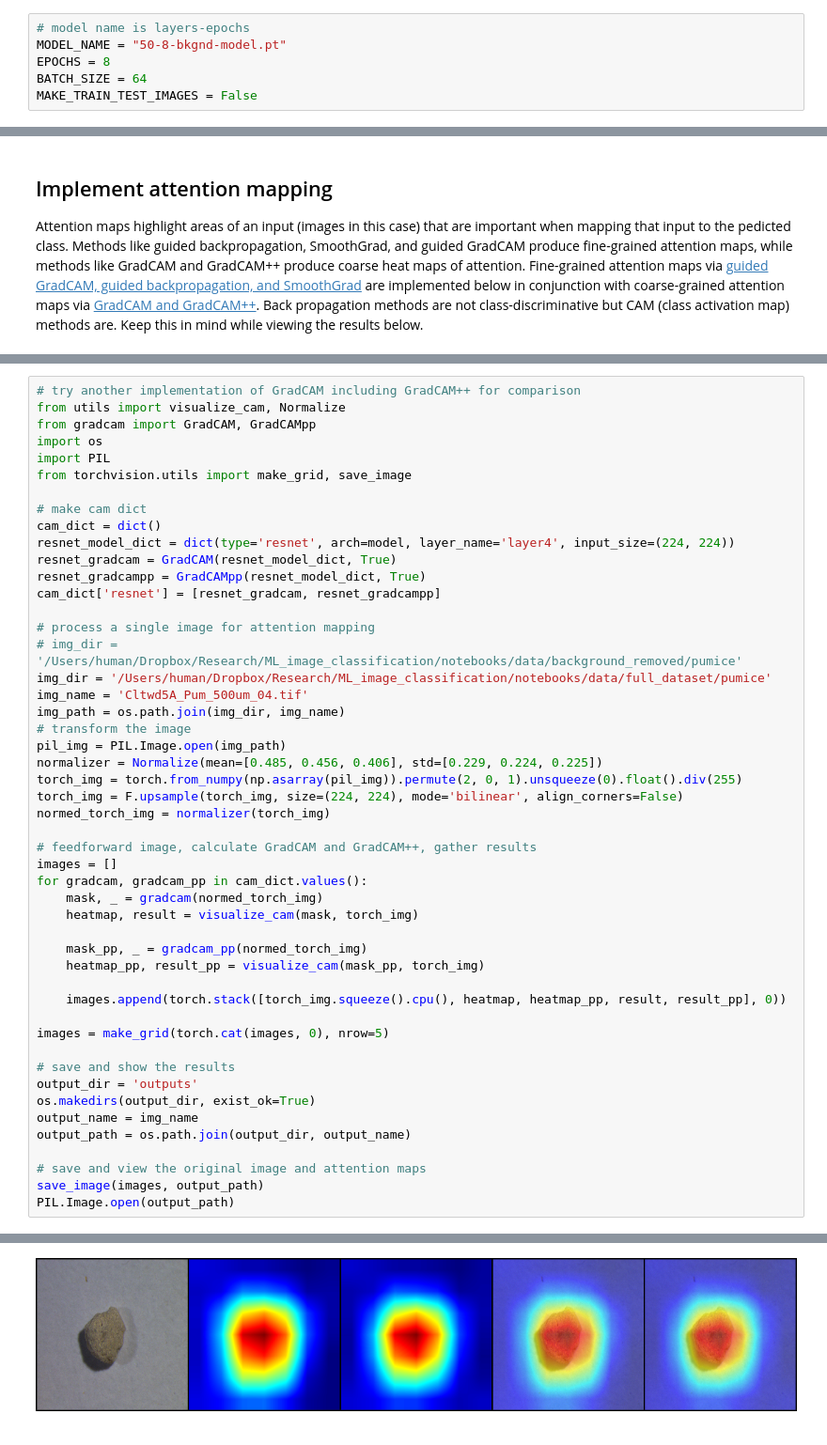
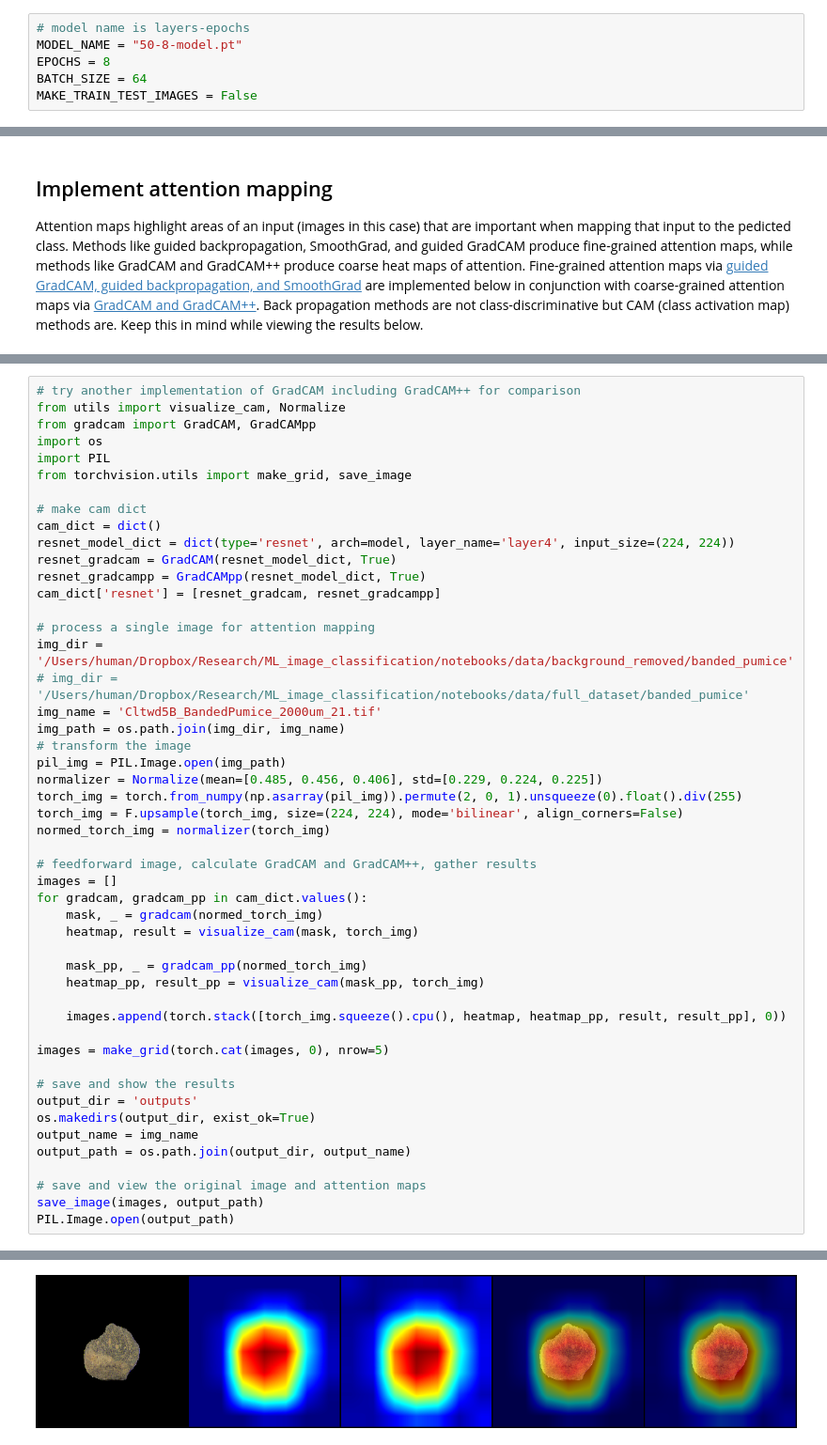
Before and after one commit to tjnewton/computer-vision, a Jupyter notebook: volcanics_classification.ipynb, the cells around one changed output, grey strips where cells are left out. Shown at 94% size. Cells and saved outputs as stored; diff of their text form.

```diff
--- a/volcanics_classification.ipynb
+++ b/volcanics_classification.ipynb
@@ -96,7 +96,7 @@ for _, dirs, _ in os.walk(images_dir):
     * Test Loss: 0.583 | Test Acc:  83.85%
 # %%
 # model name is layers-epochs
-MODEL_NAME = "50-8-bkgnd-model.pt"
+MODEL_NAME = "50-8-model.pt"
 EPOCHS = 8
 BATCH_SIZE = 64
 MAKE_TRAIN_TEST_IMAGES = False
@@ -1425,40 +1460,40 @@ resnet_gradcampp = GradCAMpp(resnet_model_dict, True)
 cam_dict['resnet'] = [resnet_gradcam, resnet_gradcampp]
 
 # process a single image for attention mapping
-# img_dir = '/Users/human/Dropbox/Research/ML_image_classification/notebooks/data/background_removed/pumice'
-img_dir = '/Users/human/Dropbox/Research/ML_image_classification/notebooks/data/full_dataset/pumice'
-img_name = 'Cltwd5A_Pum_500um_04.tif'
+img_dir = '/Users/human/Dropbox/Research/ML_image_classification/notebooks/data/background_removed/banded_pumice'
+# img_dir = '/Users/human/Dropbox/Research/ML_image_classification/notebooks/data/full_dataset/banded_pumice'
+img_name = 'Cltwd5B_BandedPumice_2000um_21.tif'
 img_path = os.path.join(img_dir, img_name)
 # transform the image
 pil_img = PIL.Image.open(img_path)
 normalizer = Normalize(mean=[0.485, 0.456, 0.406], std=[0.229, 0.224, 0.225])
 torch_img = torch.from_numpy(np.asarray(pil_img)).permute(2, 0, 1).unsqueeze(0).float().div(255)
 torch_img = F.upsample(torch_img, size=(224, 224), mode='bilinear', align_corners=False)
 normed_torch_img = normalizer(torch_img)
 
 # feedforward image, calculate GradCAM and GradCAM++, gather results
 images = []
 for gradcam, gradcam_pp in cam_dict.values():
     mask, _ = gradcam(normed_torch_img)
     heatmap, result = visualize_cam(mask, torch_img)
 
     mask_pp, _ = gradcam_pp(normed_torch_img)
     heatmap_pp, result_pp = visualize_cam(mask_pp, torch_img)
 
     images.append(torch.stack([torch_img.squeeze().cpu(), heatmap, heatmap_pp, result, result_pp], 0))
 
 images = make_grid(torch.cat(images, 0), nrow=5)
 
 # save and show the results
 output_dir = 'outputs'
 os.makedirs(output_dir, exist_ok=True)
 output_name = img_name
 output_path = os.path.join(output_dir, output_name)
 
 # save and view the original image and attention maps
 save_image(images, output_path)
 PIL.Image.open(output_path)
 # %% [output]
 saliency_map size : torch.Size([7, 7])
 saliency_map size : torch.Size([7, 7])
-[figure, old version]
+[figure, new version]
```
Also changed, not shown: parts of 13 cells of this notebook.
